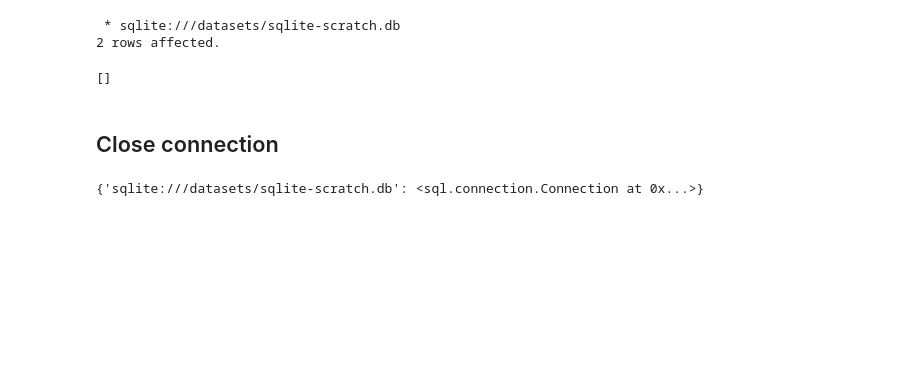
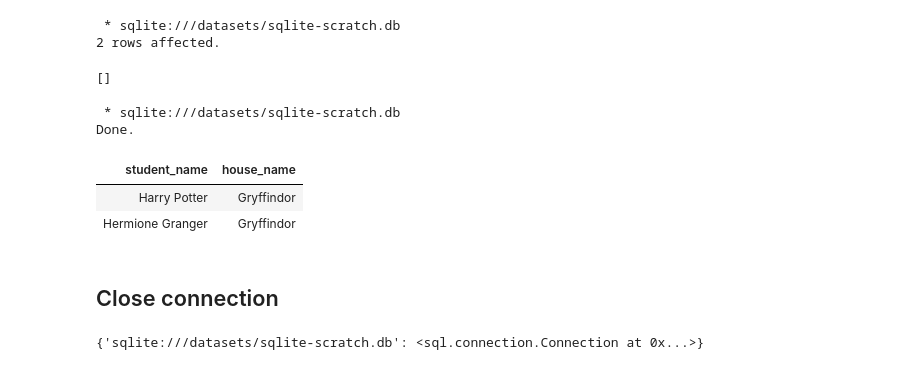
Before and after one commit to nicshub/sdsdbms, a Jupyter notebook: Practice_SQLite_From_Scratch.ipynb, the cells around one changed output. Saved outputs shown, nothing was run; the diff lists cells and outputs as text; code cells hidden in the pictures; blank space fills up the shorter version.

```diff
--- a/Practice_SQLite_From_Scratch.ipynb
+++ b/Practice_SQLite_From_Scratch.ipynb
@@ -431,6 +460,19 @@ update students set house_id=1 where name in ('Harry Potter','Hermione Granger')
  * sqlite:///datasets/sqlite-scratch.db
 2 rows affected.
 []
+# %%
+%%sql
+select
+s.name student_name,
+h.name house_name
+from students s
+join houses h on h.id=s.house_id
+# %% [output]
+ * sqlite:///datasets/sqlite-scratch.db
+Done.
+| student_name | house_name |
+| Harry Potter | Gryffindor |
+| Hermione Granger | Gryffindor |
 # %% [markdown]
 ## Close connection
 # %%
```
Also changed, not shown: parts of 10 cells of this notebook.
